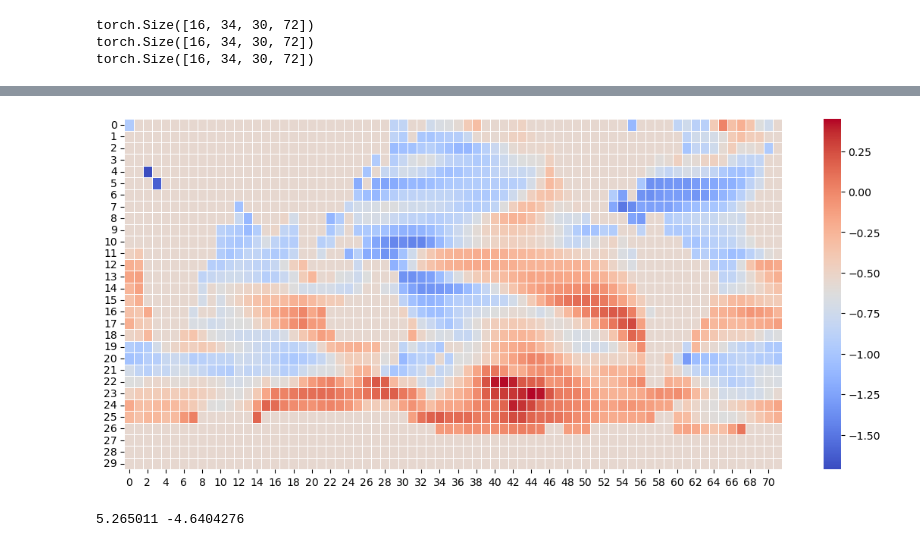
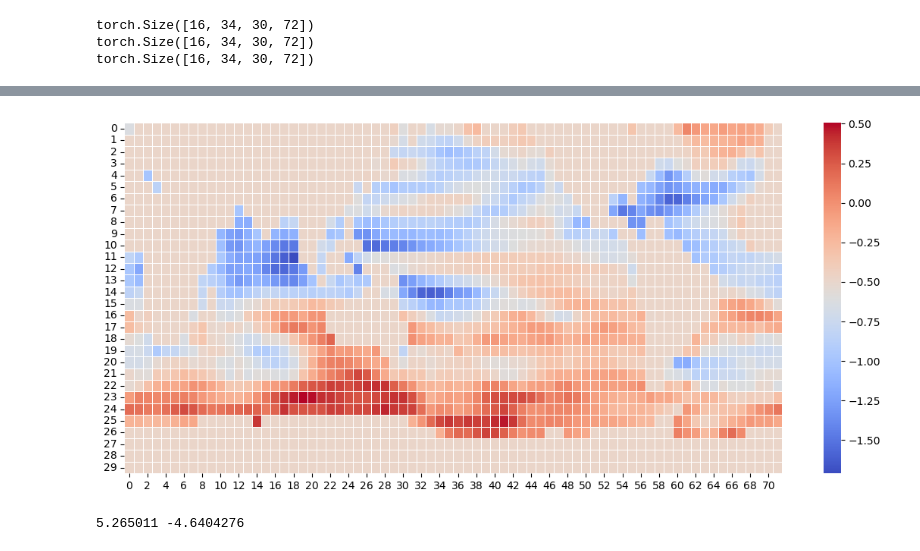
Before and after one commit to Victor2175/gm4cs-m, a Jupyter notebook: cvae.ipynb, the cells around one changed output, grey strips where cells are left out. Cells and saved outputs as stored; diff of their text form; code cells hidden in the pictures.

```diff
--- a/cvae.ipynb
+++ b/cvae.ipynb
@@ -61,8 +61,8 @@ train_dataset, test_dataset = random_split(cope_dataset, [0.8, 0.2])
 train_dataloader = DataLoader(train_dataset, batch_size=batch_size, shuffle=True)
 test_dataloader = DataLoader(test_dataset, batch_size=batch_size, shuffle=True)
 # %%
-lr = 2e-3
-epochs = 10
+lr = 1.5e-3
+epochs = 30
 
 model = CVAE(mask=union_nan_mask, in_channels=34, latent_dim=100).to(device)
 optimizer = torch.optim.Adam(model.parameters(), lr=lr)
@@ -135,7 +141,7 @@ plot_grid(x_hat[0][33])
 # %%
-plot_grid(y[0][0])
+plot_grid(y[1][0])
 # %% [output]
-[figure, old version]
+[figure, new version]
 # %%
 from plots import get_animated_timeserie
 
```
Also changed, not shown: parts of 8 cells of this notebook, 3 other files.
